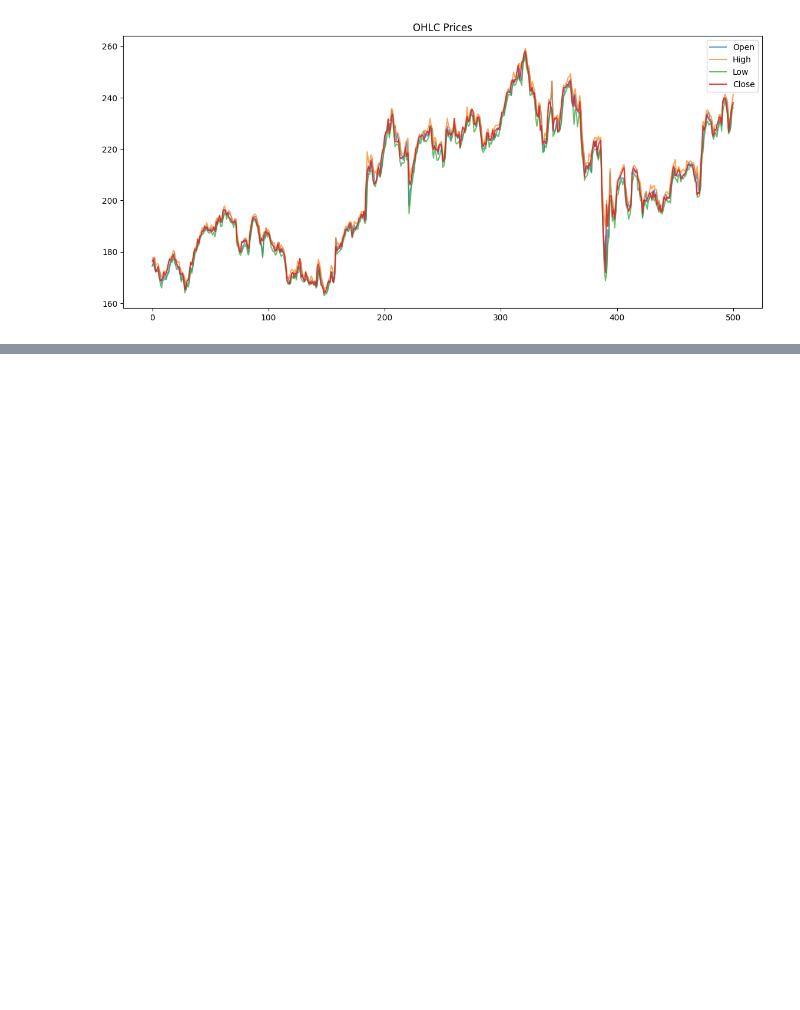
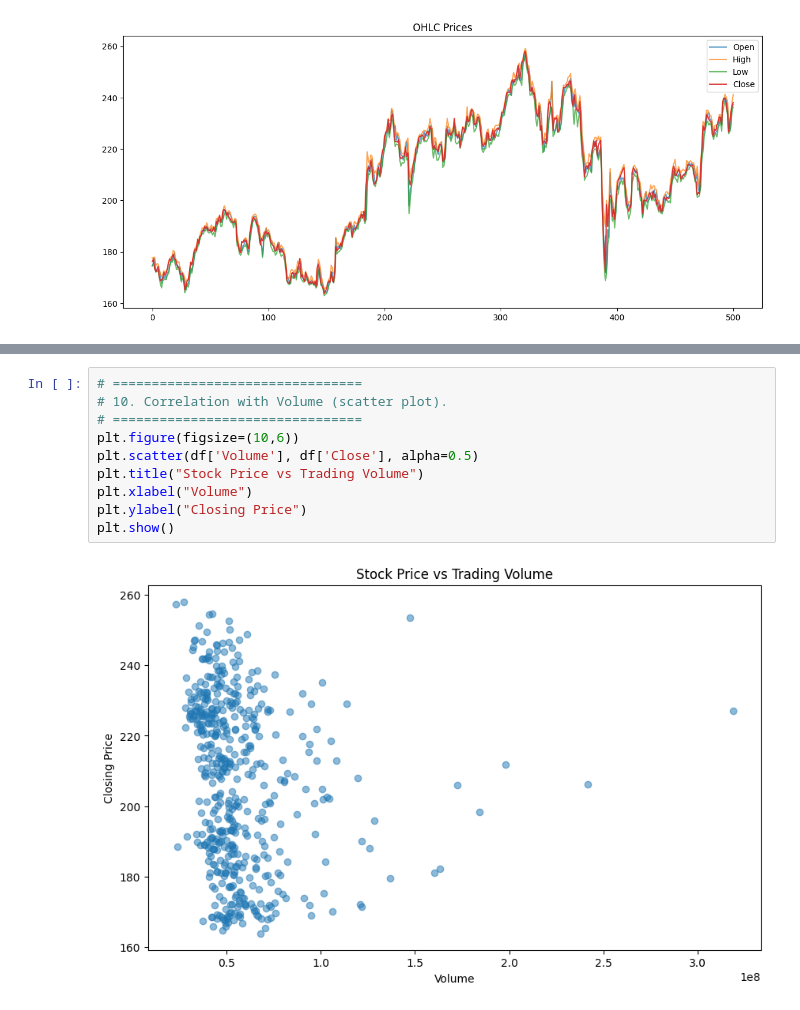
Before and after one commit to laithalfar/Stock_Prediction, a Jupyter notebook: notebooks/1_eda.ipynb, the cells around one changed output, grey strips where cells are left out. Drawn from its saved outputs; the diff is of its cells as text; blank space fills up the shorter version.

```diff
--- a/notebooks/1_eda.ipynb
+++ b/notebooks/1_eda.ipynb
@@ -171,0 +184,12 @@ plt.show()
+# %%
+# ================================
+# 10. Correlation with Volume (scatter plot).
+# ================================
+plt.figure(figsize=(10,6))
+plt.scatter(df['Volume'], df['Close'], alpha=0.5)
+plt.title("Stock Price vs Trading Volume")
+plt.xlabel("Volume")
+plt.ylabel("Closing Price")
+plt.show()
+# %% [output]
+[figure, added]
```
Also changed, not shown: parts of 7 cells of this notebook, 3 other files.
